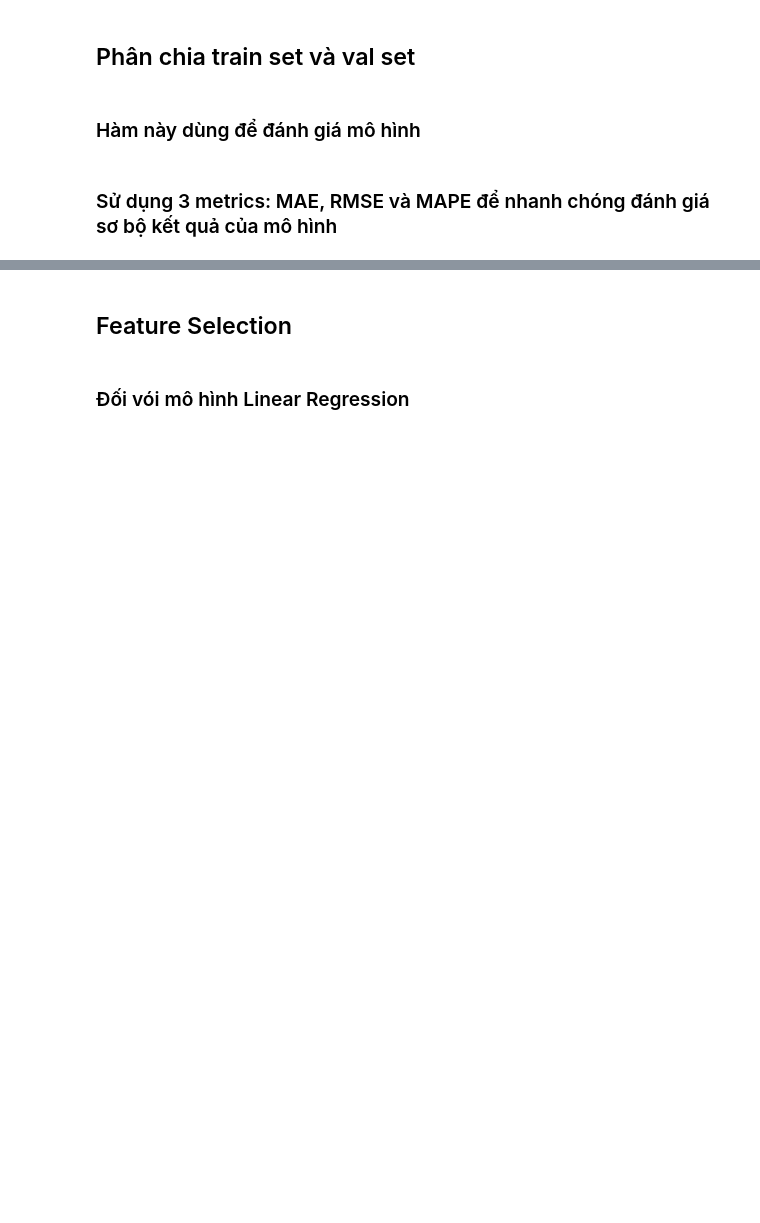
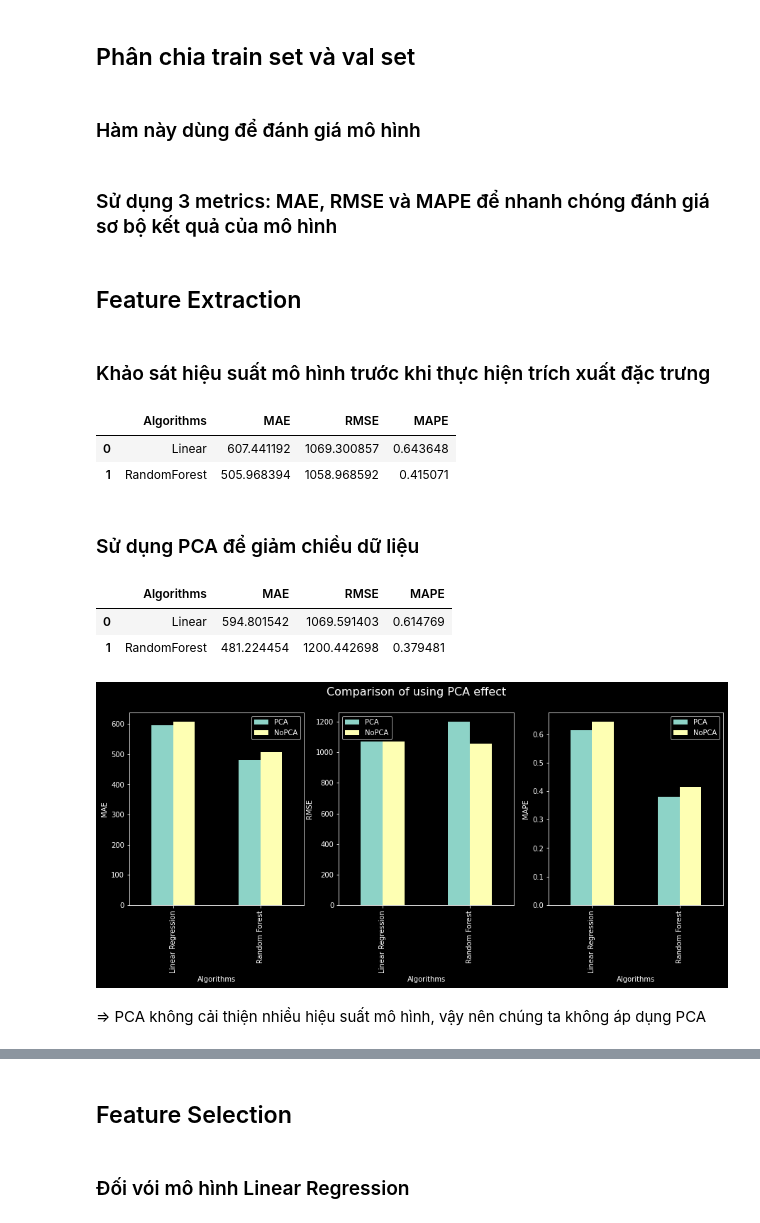
Before and after one commit to QuangSangNguyen/KHDL_DuDoanGiaKhachSan, a Jupyter notebook: final.ipynb, the cells around one changed output, grey strips where cells are left out. Drawn from its saved outputs; the diff is of its cells as text; code cells hidden in the pictures; blank space fills up the shorter version.

```diff
--- a/final.ipynb
+++ b/final.ipynb
@@ -45,7 +48,7 @@ data
 # %%
 X = data.drop(["Price"] , axis=1)
 y = data["Price"]
-X_train, X_val, y_train, y_val = train_test_split(X, y, test_size=0.2, random_state=0)
+X_train, X_val, y_train, y_val = train_test_split(X, y, test_size=0.3, random_state=0)
 X_train = X_train.reset_index(drop=True)
 X_val = X_val.reset_index(drop=True)
 # %% [markdown]
@@ -77,3 +80,48 @@ def models_score(x_train, x_val, y_train, y_val):
     model_scores = pd.DataFrame(evalutes)
     # model_scores = model_scores.sort_values('MAE',ascending=False)
     return model_scores
+# %% [markdown]
+## Feature Extraction
+# %% [markdown]
+### Khảo sát hiệu suất mô hình trước khi thực hiện trích xuất đặc trưng
+# %%
+score = models_score(X_train, X_val, y_train, y_val)
+score
+# %% [output]
+|  | Algorithms | MAE | RMSE | MAPE |
+| 0 | Linear | 607.441192 | 1069.300857 | 0.643648 |
+| 1 | RandomForest | 505.968394 | 1058.968592 | 0.415071 |
+# %% [markdown]
+### Sử dụng PCA để giảm chiều dữ liệu
+# %%
+scores = []
+for i in range(1, 12):
+  pca = PCA(n_components=i)
+  pca.fit(X_train)
+  X_train_pca = pca.transform(X_train)
+  X_val_pca = pca.transform(X_val)
+  scores.append(models_score(X_train_pca, X_val_pca, y_train, y_val))
+
+best_score = scores[4]
+best_score
+# %% [output]
+|  | Algorithms | MAE | RMSE | MAPE |
+| 0 | Linear | 594.801542 | 1069.591403 | 0.614769 |
+| 1 | RandomForest | 481.224454 | 1200.442698 | 0.379481 |
+# %%
+
+metrics = ["MAE", "RMSE", "MAPE"]
+fig, axs = plt.subplots(1, 3, figsize=(15,5))
+fig.suptitle('Comparison of using PCA effect', fontsize=16)
+for i in range(len(metrics)):
+    df_comparea_pca = pd.DataFrame({
+        'Algorithms': ["Linear Regression", "Random Forest"],
+        'PCA': [best_score[metrics[i]][0], best_score[metrics[i]][1]],
+        'NoPCA': [score[metrics[i]][0], score[metrics[i]][1]],
+    })
+    df_comparea_pca.plot(x="Algorithms", y=["PCA", "NoPCA"], kind="bar", ax = axs[i])
+    axs[i].set_ylabel(metrics[i])
+# %% [output]
+[figure, added]
+# %% [markdown]
+=> PCA không cải thiện nhiều hiệu suất mô hình, vậy nên chúng ta không áp dụng PCA
```
Also changed, not shown: parts of 43 cells of this notebook.
